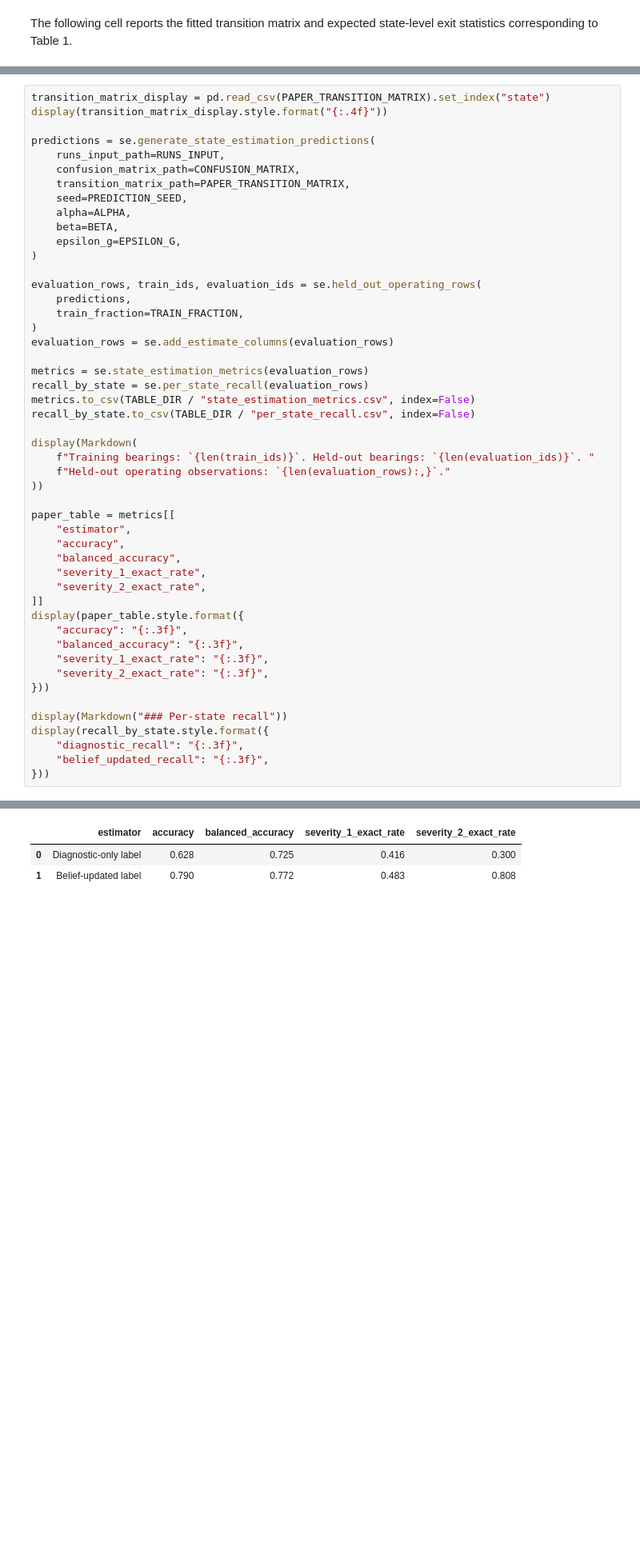
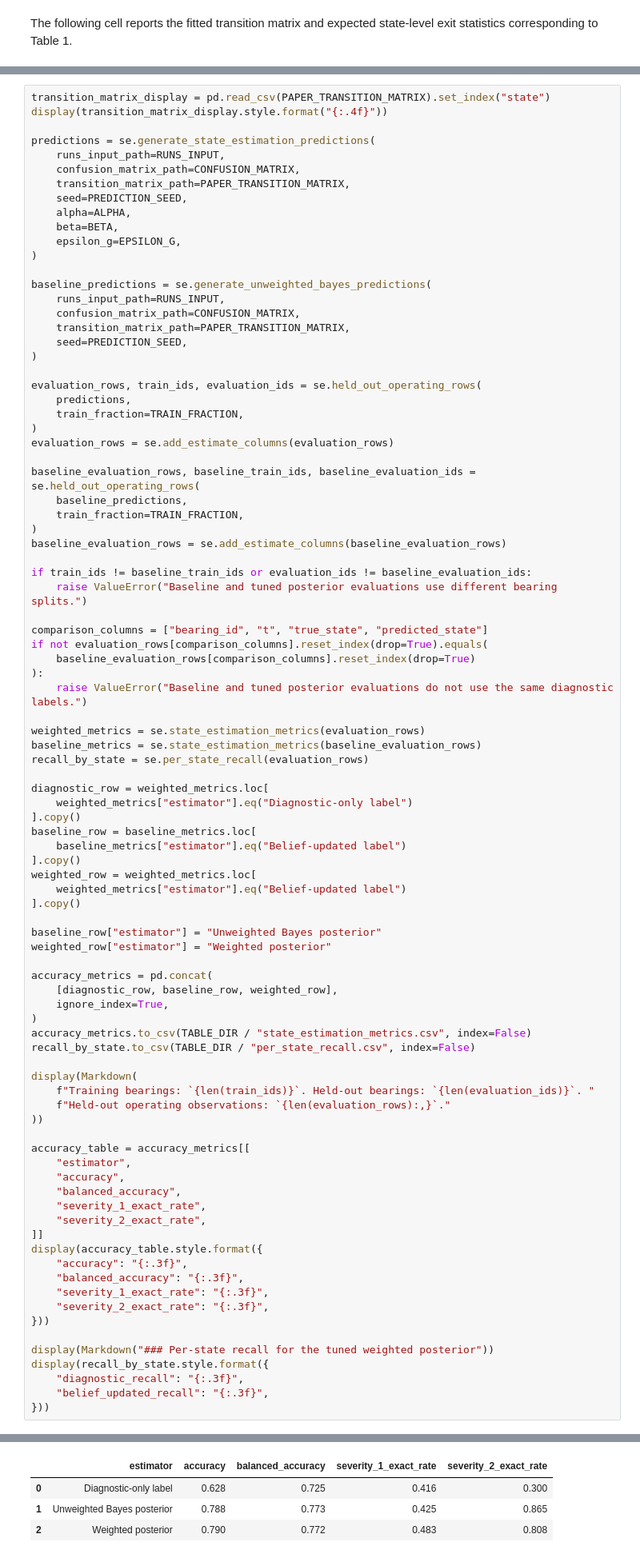
Before and after one commit to InoWelters/Markov-Diagnostic-State-Fusion, a Jupyter notebook: main.ipynb, the cells around one changed output, grey strips where cells are left out. Shown at 80% size. Drawn from its saved outputs; the diff is of its cells as text; blank space fills up the shorter version.

```diff
--- a/main.ipynb
+++ b/main.ipynb
@@ -428,15 +437,56 @@ predictions = se.generate_state_estimation_predictions(
     epsilon_g=EPSILON_G,
 )
 
+baseline_predictions = se.generate_unweighted_bayes_predictions(
+    runs_input_path=RUNS_INPUT,
+    confusion_matrix_path=CONFUSION_MATRIX,
+    transition_matrix_path=PAPER_TRANSITION_MATRIX,
+    seed=PREDICTION_SEED,
+)
+
 evaluation_rows, train_ids, evaluation_ids = se.held_out_operating_rows(
     predictions,
     train_fraction=TRAIN_FRACTION,
 )
 evaluation_rows = se.add_estimate_columns(evaluation_rows)
 
-metrics = se.state_estimation_metrics(evaluation_rows)
+baseline_evaluation_rows, baseline_train_ids, baseline_evaluation_ids = se.held_out_operating_rows(
+    baseline_predictions,
+    train_fraction=TRAIN_FRACTION,
+)
+baseline_evaluation_rows = se.add_estimate_columns(baseline_evaluation_rows)
+
+if train_ids != baseline_train_ids or evaluation_ids != baseline_evaluation_ids:
+    raise ValueError("Baseline and tuned posterior evaluations use different bearing splits.")
+
+comparison_columns = ["bearing_id", "t", "true_state", "predicted_state"]
+if not evaluation_rows[comparison_columns].reset_index(drop=True).equals(
+    baseline_evaluation_rows[comparison_columns].reset_index(drop=True)
+):
+    raise ValueError("Baseline and tuned posterior evaluations do not use the same diagnostic labels.")
+
+weighted_metrics = se.state_estimation_metrics(evaluation_rows)
+baseline_metrics = se.state_estimation_metrics(baseline_evaluation_rows)
 recall_by_state = se.per_state_recall(evaluation_rows)
-metrics.to_csv(TABLE_DIR / "state_estimation_metrics.csv", index=False)
+
+diagnostic_row = weighted_metrics.loc[
+    weighted_metrics["estimator"].eq("Diagnostic-only label")
+].copy()
+baseline_row = baseline_metrics.loc[
+    baseline_metrics["estimator"].eq("Belief-updated label")
+].copy()
+weighted_row = weighted_metrics.loc[
+    weighted_metrics["estimator"].eq("Belief-updated label")
+].copy()
+
+baseline_row["estimator"] = "Unweighted Bayes posterior"
+weighted_row["estimator"] = "Weighted posterior"
+
+accuracy_metrics = pd.concat(
+    [diagnostic_row, baseline_row, weighted_row],
+    ignore_index=True,
+)
+accuracy_metrics.to_csv(TABLE_DIR / "state_estimation_metrics.csv", index=False)
 recall_by_state.to_csv(TABLE_DIR / "per_state_recall.csv", index=False)
 
 display(Markdown(
@@ -444,37 +494,38 @@ display(Markdown(
     f"Held-out operating observations: `{len(evaluation_rows):,}`."
 ))
 
-paper_table = metrics[[
+accuracy_table = accuracy_metrics[[
     "estimator",
     "accuracy",
     "balanced_accuracy",
     "severity_1_exact_rate",
     "severity_2_exact_rate",
 ]]
-display(paper_table.style.format({
+display(accuracy_table.style.format({
     "accuracy": "{:.3f}",
     "balanced_accuracy": "{:.3f}",
     "severity_1_exact_rate": "{:.3f}",
     "severity_2_exact_rate": "{:.3f}",
 }))
 
-display(Markdown("### Per-state recall"))
+display(Markdown("### Per-state recall for the tuned weighted posterior"))
 display(recall_by_state.style.format({
     "diagnostic_recall": "{:.3f}",
     "belief_updated_recall": "{:.3f}",
 }))
 # %% [output]
 |  | H | O_1 | O_2 | I_1 | I_2 | B_1 | B_2 | F |
 | state |  |  |  |  |  |  |  |  |
 | H | 0.8900 | 0.0550 | 0.0000 | 0.0330 | 0.0000 | 0.0220 | 0.0000 | 0.0000 |
 | O_1 | 0.0000 | 0.8800 | 0.1200 | 0.0000 | 0.0000 | 0.0000 | 0.0000 | 0.0000 |
 | O_2 | 0.0000 | 0.0000 | 0.9200 | 0.0000 | 0.0000 | 0.0000 | 0.0000 | 0.0800 |
 | I_1 | 0.0000 | 0.0000 | 0.0000 | 0.7000 | 0.3000 | 0.0000 | 0.0000 | 0.0000 |
 | I_2 | 0.0000 | 0.0000 | 0.0000 | 0.0000 | 0.8000 | 0.0000 | 0.0000 | 0.2000 |
 | B_1 | 0.0000 | 0.0000 | 0.0000 | 0.0000 | 0.0000 | 0.0003 | 0.9997 | 0.0000 |
 | B_2 | 0.0000 | 0.0000 | 0.0000 | 0.0000 | 0.0000 | 0.0000 | 0.8000 | 0.2000 |
 | F | 0.0000 | 0.0000 | 0.0000 | 0.0000 | 0.0000 | 0.0000 | 0.0000 | 1.0000 |
 Training bearings: `700`. Held-out bearings: `300`. Held-out operating observations: `6,882`.
 |  | estimator | accuracy | balanced_accuracy | severity_1_exact_rate | severity_2_exact_rate |
 | 0 | Diagnostic-only label | 0.628 | 0.725 | 0.416 | 0.300 |
-| 1 | Belief-updated label | 0.790 | 0.772 | 0.483 | 0.808 |
+| 1 | Unweighted Bayes posterior | 0.788 | 0.773 | 0.425 | 0.865 |
+| 2 | Weighted posterior | 0.790 | 0.772 | 0.483 | 0.808 |
```
Also changed, not shown: parts of 11 cells of this notebook, 8 other files.
